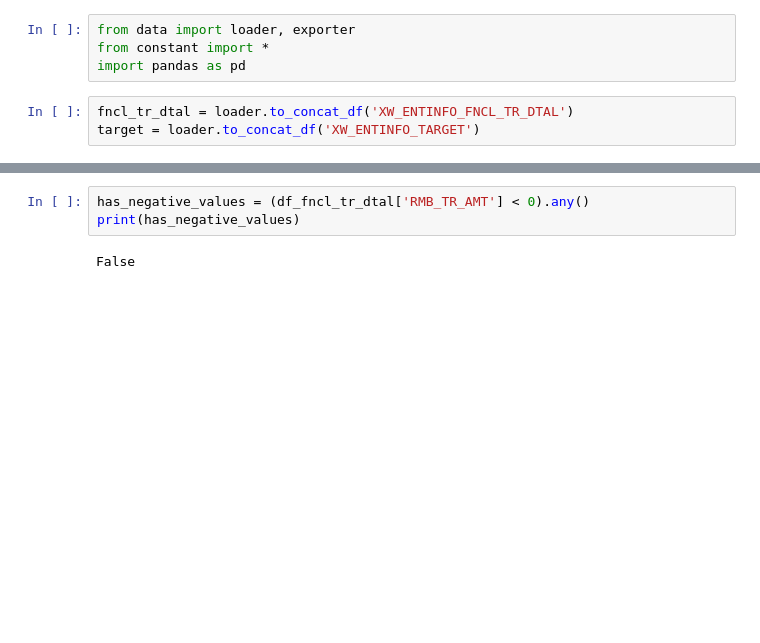
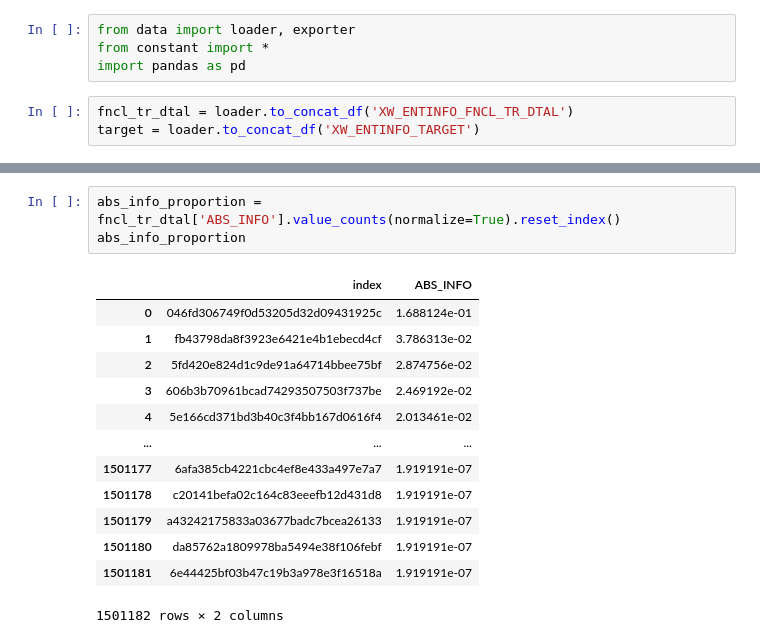
Before and after one commit to ApricityJ/OneDay, a Jupyter notebook: preprocess/2024/feature_ext_1.ipynb, the cells around one changed output, grey strips where cells are left out. Cells and saved outputs as stored; diff of their text form; blank space fills up the shorter version.

```diff
--- a/preprocess/2024/feature_ext_1.ipynb
+++ b/preprocess/2024/feature_ext_1.ipynb
@@ -97,5 +156,17 @@ df_top_incomes
 # %%
-has_negative_values = (df_fncl_tr_dtal['RMB_TR_AMT'] < 0).any()
-print(has_negative_values)
+abs_info_proportion = fncl_tr_dtal['ABS_INFO'].value_counts(normalize=True).reset_index()
+abs_info_proportion
 # %% [output]
+|  | index | ABS_INFO |
+| 0 | 046fd306749f0d53205d32d09431925c | 1.688124e-01 |
+| 1 | fb43798da8f3923e6421e4b1ebecd4cf | 3.786313e-02 |
+| 2 | 5fd420e824d1c9de91a64714bbee75bf | 2.874756e-02 |
+| 3 | 606b3b70961bcad74293507503f737be | 2.469192e-02 |
+| 4 | 5e166cd371bd3b40c3f4bb167d0616f4 | 2.013461e-02 |
+| ... | ... | ... |
+| 1501177 | 6afa385cb4221cbc4ef8e433a497e7a7 | 1.919191e-07 |
+| 1501178 | c20141befa02c164c83eeefb12d431d8 | 1.919191e-07 |
+| 1501179 | a43242175833a03677badc7bcea26133 | 1.919191e-07 |
+| 1501180 | da85762a1809978ba5494e38f106febf | 1.919191e-07 |
+| 1501181 | 6e44425bf03b47c19b3a978e3f16518a | 1.919191e-07 |
-False
+1501182 rows × 2 columns
```
Also changed, not shown: parts of 14 cells of this notebook, 3 other files.
